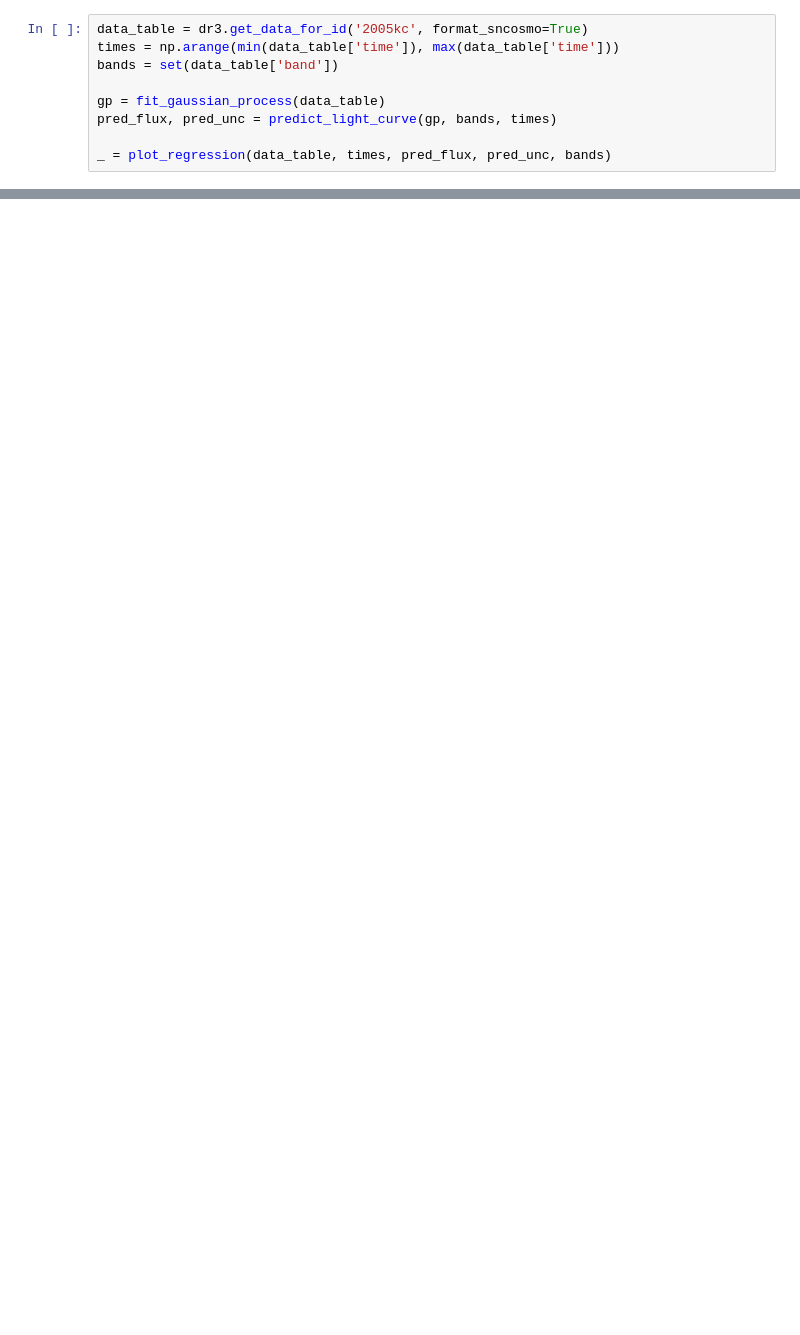
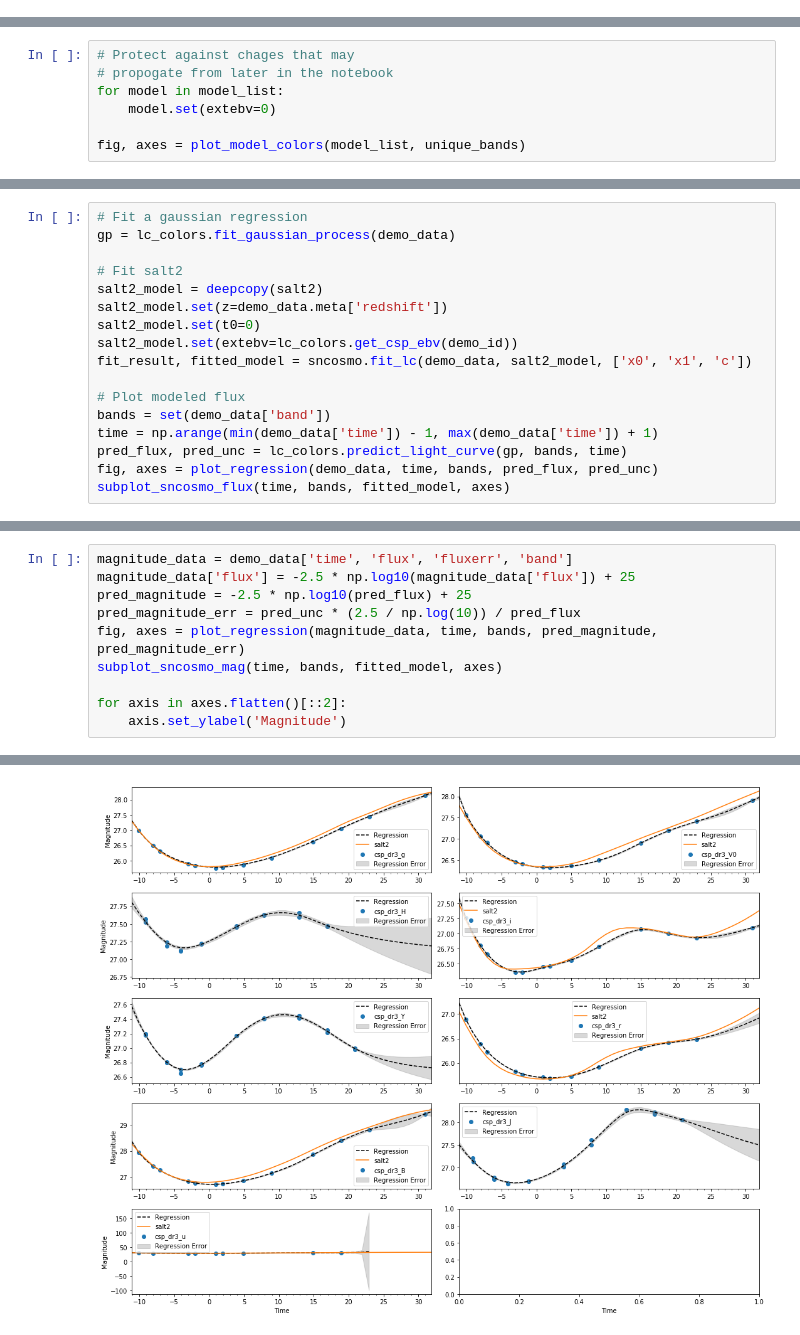
Before and after one commit to mwvgroup/csp-cmfgen, a Jupyter notebook: notebooks/gaussian_regression_colors.ipynb, the cells around one changed output, grey strips where cells are left out. Cells and saved outputs as stored; diff of their text form; blank space fills up the shorter version.

```diff
--- a/notebooks/gaussian_regression_colors.ipynb
+++ b/notebooks/gaussian_regression_colors.ipynb
@@ -193,9 +0,0 @@ def plot_regression(data, times, pred_flux, pred_unc, bands):
-# %%
-data_table = dr3.get_data_for_id('2005kc', format_sncosmo=True)
-times = np.arange(min(data_table['time']), max(data_table['time']))
-bands = set(data_table['band'])
-
-gp = fit_gaussian_process(data_table)
-pred_flux, pred_unc = predict_light_curve(gp, bands, times)
-
-_ = plot_regression(data_table, times, pred_flux, pred_unc, bands)
@@ -317,0 +206,7 @@ We note that there are clearly some bad regressions and that we will have to ins
+# %%
+# Protect against chages that may
+# propogate from later in the notebook
+for model in model_list:
+    model.set(extebv=0)
+
+fig, axes = plot_model_colors(model_list, unique_bands)
@@ -317,0 +318,17 @@ We note that there are clearly some bad regressions and that we will have to ins
+# %%
+# Fit a gaussian regression
+gp = lc_colors.fit_gaussian_process(demo_data)
+
+# Fit salt2
+salt2_model = deepcopy(salt2)
+salt2_model.set(z=demo_data.meta['redshift'])
+salt2_model.set(t0=0)
+salt2_model.set(extebv=lc_colors.get_csp_ebv(demo_id))
+fit_result, fitted_model = sncosmo.fit_lc(demo_data, salt2_model, ['x0', 'x1', 'c'])
+
+# Plot modeled flux
+bands = set(demo_data['band'])
+time = np.arange(min(demo_data['time']) - 1, max(demo_data['time']) + 1)
+pred_flux, pred_unc = lc_colors.predict_light_curve(gp, bands, time)
+fig, axes = plot_regression(demo_data, time, bands, pred_flux, pred_unc)
+subplot_sncosmo_flux(time, bands, fitted_model, axes)
@@ -317,0 +342,11 @@ We note that there are clearly some bad regressions and that we will have to ins
+# %%
+magnitude_data = demo_data['time', 'flux', 'fluxerr', 'band']
+magnitude_data['flux'] = -2.5 * np.log10(magnitude_data['flux']) + 25
+pred_magnitude = -2.5 * np.log10(pred_flux) + 25
+pred_magnitude_err = pred_unc * (2.5 / np.log(10)) / pred_flux
+fig, axes = plot_regression(magnitude_data, time, bands, pred_magnitude, pred_magnitude_err)
+subplot_sncosmo_mag(time, bands, fitted_model, axes)
+
+for axis in axes.flatten()[::2]:
+    axis.set_ylabel('Magnitude')
+# %% [output]
@@ -317,0 +356 @@ We note that there are clearly some bad regressions and that we will have to ins
+[figure, added]
```
Also changed, not shown: parts of 47 cells of this notebook, 9 other files.
